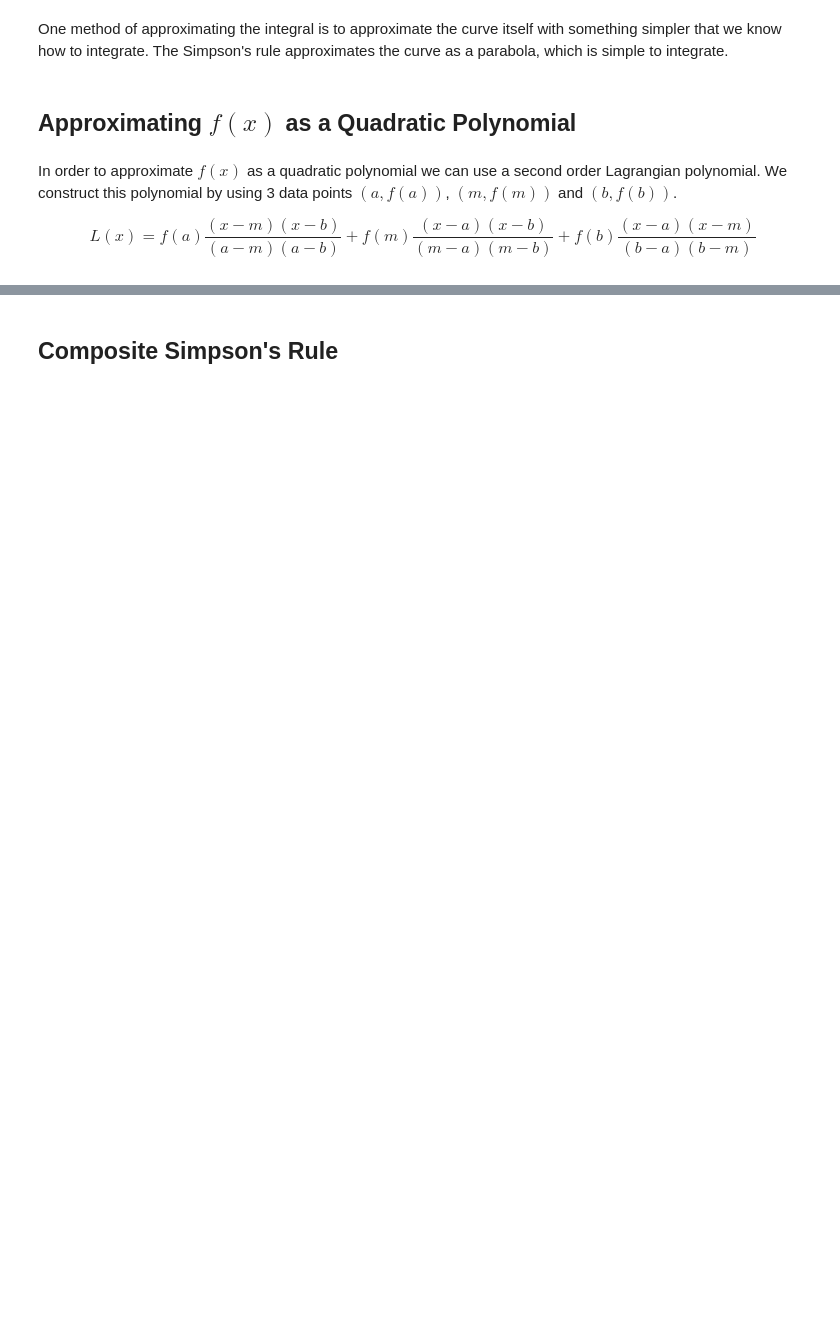
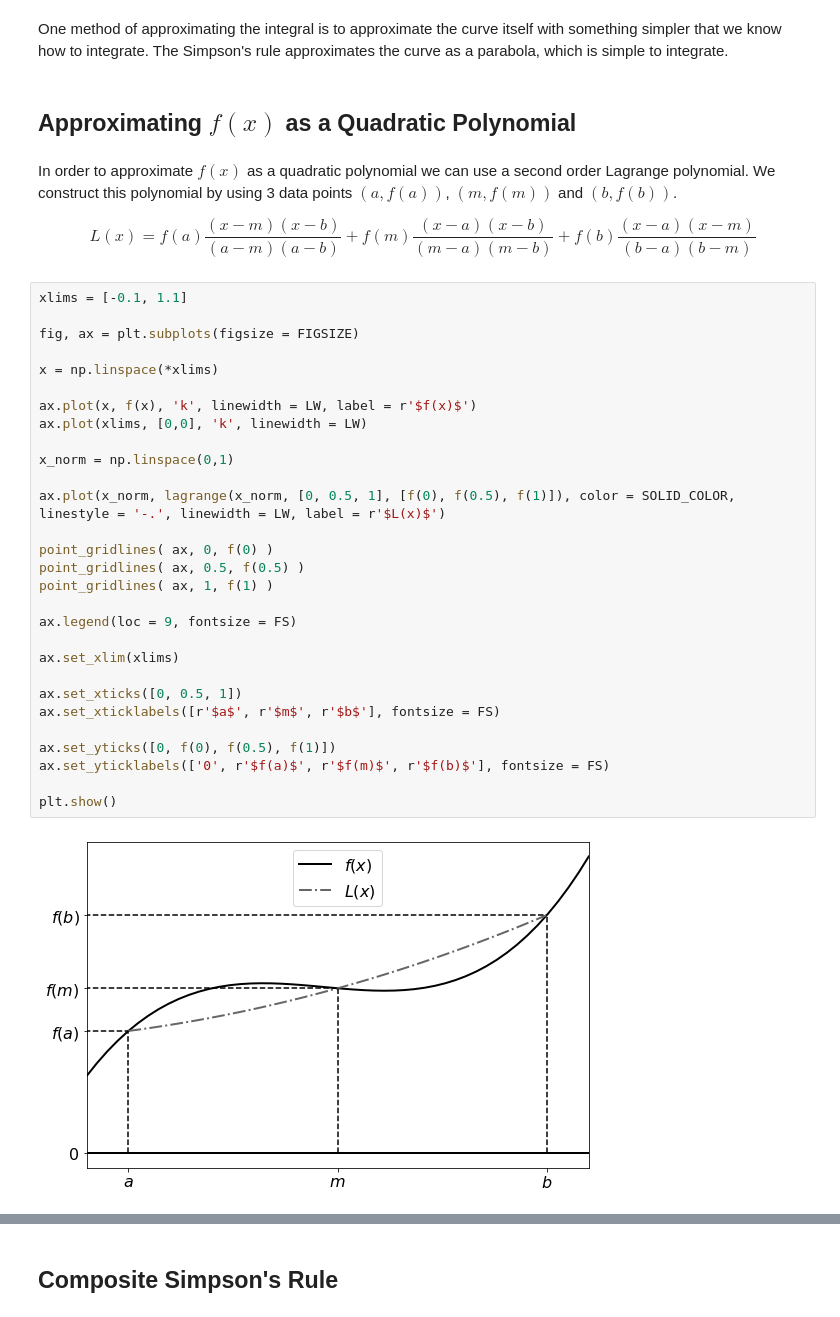
Before and after one commit to maystey/uct_nassp_cm2020, a Jupyter notebook: content/integration/simpson.ipynb, the cells around one changed output, grey strips where cells are left out. Cells and saved outputs as stored; diff of their text form; blank space fills up the shorter version.

```diff
--- a/content/integration/simpson.ipynb
+++ b/content/integration/simpson.ipynb
@@ -5,8 +20,39 @@ One method of approximating the integral is to approximate the curve itself with
 # %% [markdown]
 ## Approximating $f(x)$ as a Quadratic Polynomial
 # %% [markdown]
-In order to approximate $f(x)$ as a quadratic polynomial we can use a second order Lagrangian polynomial. We construct this polynomial by using 3 data points $(a, f(a))$, $(m, f(m))$ and $(b, f(b))$.
+In order to approximate $f(x)$ as a quadratic polynomial we can use a second order Lagrange polynomial. We construct this polynomial by using 3 data points $(a, f(a))$, $(m, f(m))$ and $(b, f(b))$.
 
 $$
 L(x) = f(a) \frac{(x - m)(x - b)}{(a - m)(a - b)} + f(m) \frac{(x - a)(x - b)}{(m - a)(m - b)} + f(b) \frac{(x - a)(x - m)}{(b - a)(b - m)}
 $$
+# %%
+xlims = [-0.1, 1.1]
+
+fig, ax = plt.subplots(figsize = FIGSIZE)
+
+x = np.linspace(*xlims)
+
+ax.plot(x, f(x), 'k', linewidth = LW, label = r'$f(x)$')
+ax.plot(xlims, [0,0], 'k', linewidth = LW)
+
+x_norm = np.linspace(0,1)
+
+ax.plot(x_norm, lagrange(x_norm, [0, 0.5, 1], [f(0), f(0.5), f(1)]), color = SOLID_COLOR, linestyle = '-.', linewidth = LW, label = r'$L(x)$')
+
+point_gridlines( ax, 0, f(0) )
+point_gridlines( ax, 0.5, f(0.5) )
+point_gridlines( ax, 1, f(1) )
+
+ax.legend(loc = 9, fontsize = FS)
+
+ax.set_xlim(xlims)
+
+ax.set_xticks([0, 0.5, 1])
+ax.set_xticklabels([r'$a$', r'$m$', r'$b$'], fontsize = FS)
+
+ax.set_yticks([0, f(0), f(0.5), f(1)])
+ax.set_yticklabels(['0', r'$f(a)$', r'$f(m)$', r'$f(b)$'], fontsize = FS)
+
+plt.show()
+# %% [output]
+[figure, added]
```
Also changed, not shown: parts of 14 cells of this notebook, 8 other files.
